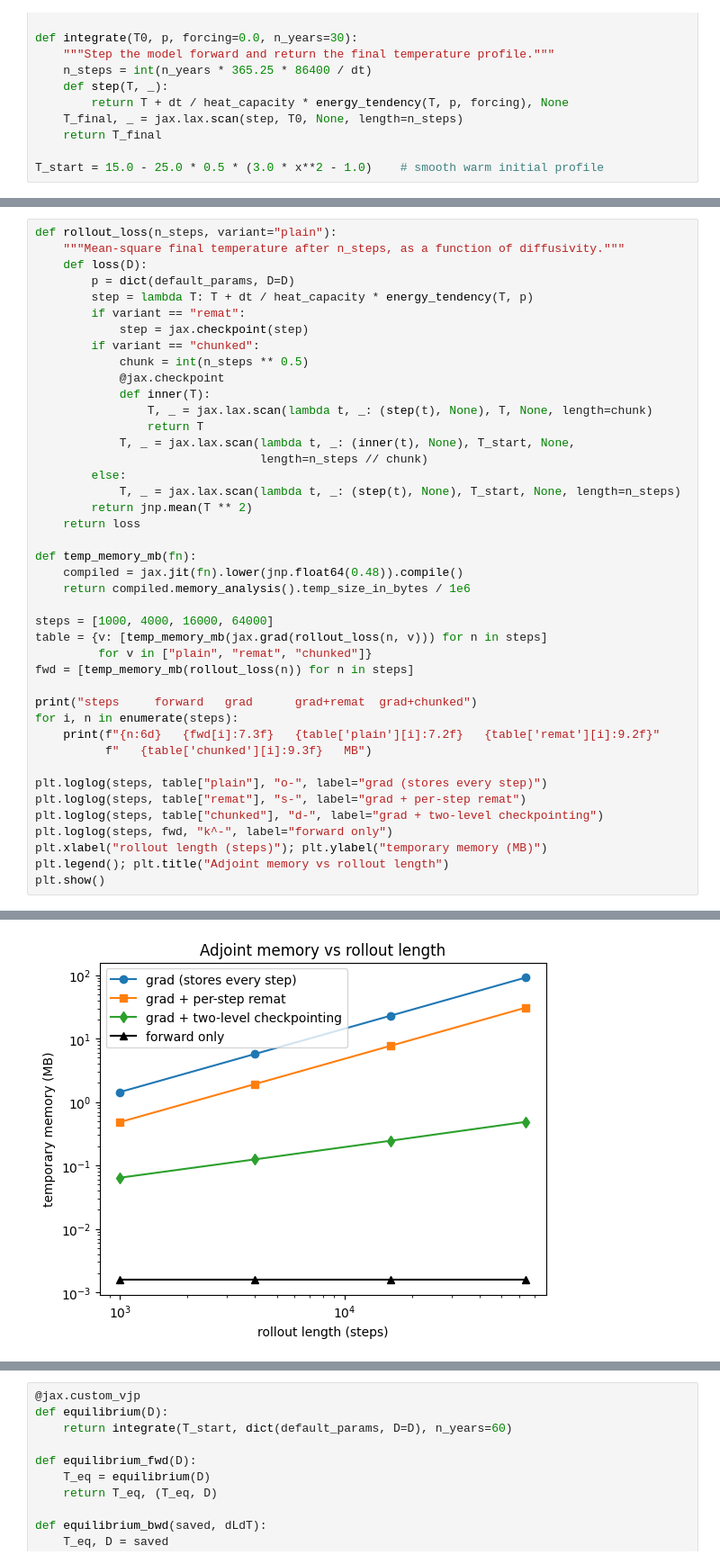
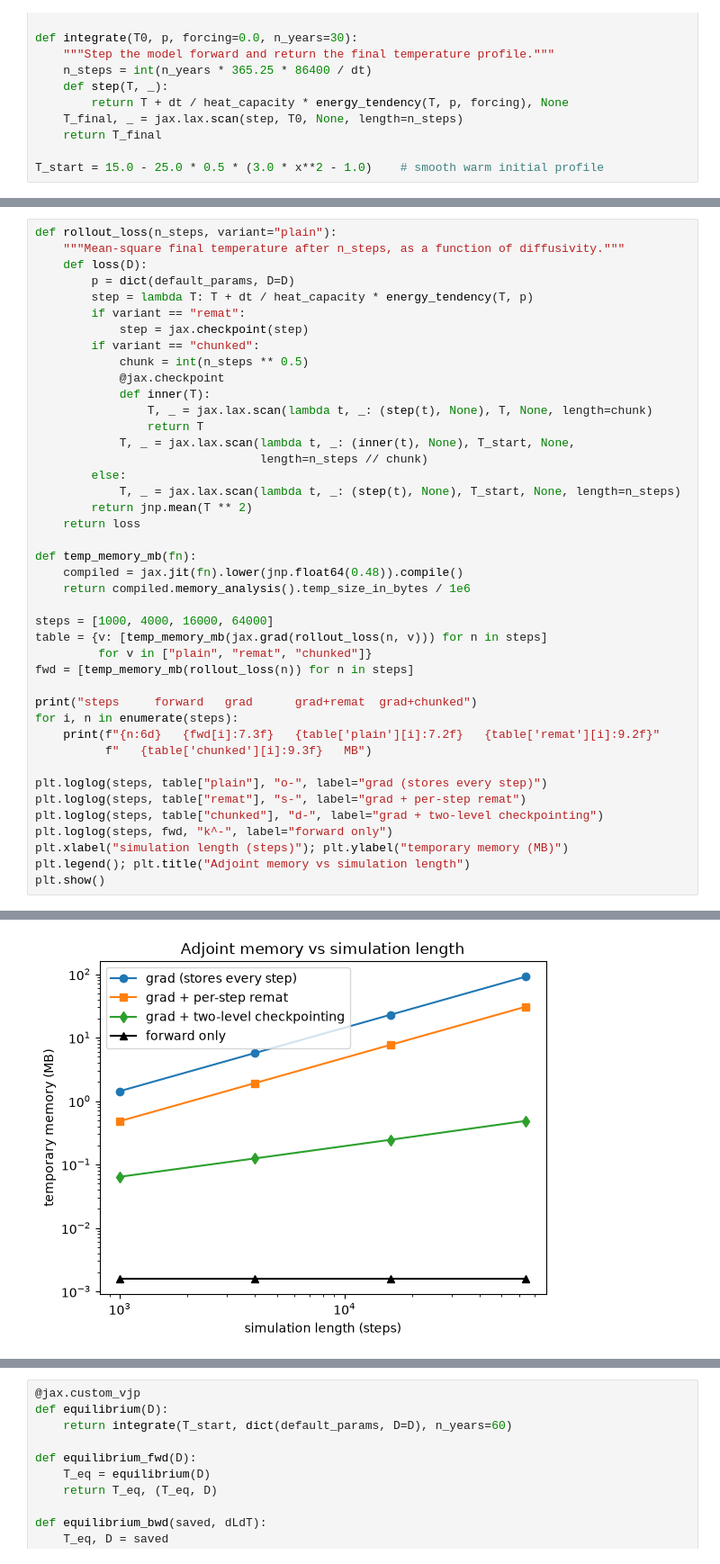
Before and after one commit to leap-stc/diff-earth, a Jupyter notebook: tutorial/part3/memory-and-cost.ipynb, the cells around one changed output, grey strips where cells are left out. Shown at 90% size. Cells and saved outputs as stored; diff of their text form.

```diff
--- a/tutorial/part3/memory-and-cost.ipynb
+++ b/tutorial/part3/memory-and-cost.ipynb
@@ -93,36 +85,36 @@ def rollout_loss(n_steps, variant="plain"):
         else:
             T, _ = jax.lax.scan(lambda t, _: (step(t), None), T_start, None, length=n_steps)
         return jnp.mean(T ** 2)
     return loss
 
 def temp_memory_mb(fn):
     compiled = jax.jit(fn).lower(jnp.float64(0.48)).compile()
     return compiled.memory_analysis().temp_size_in_bytes / 1e6
 
 steps = [1000, 4000, 16000, 64000]
 table = {v: [temp_memory_mb(jax.grad(rollout_loss(n, v))) for n in steps]
          for v in ["plain", "remat", "chunked"]}
 fwd = [temp_memory_mb(rollout_loss(n)) for n in steps]
 
 print("steps     forward   grad      grad+remat  grad+chunked")
 for i, n in enumerate(steps):
     print(f"{n:6d}   {fwd[i]:7.3f}   {table['plain'][i]:7.2f}   {table['remat'][i]:9.2f}"
           f"   {table['chunked'][i]:9.3f}   MB")
 
 plt.loglog(steps, table["plain"], "o-", label="grad (stores every step)")
 plt.loglog(steps, table["remat"], "s-", label="grad + per-step remat")
 plt.loglog(steps, table["chunked"], "d-", label="grad + two-level checkpointing")
 plt.loglog(steps, fwd, "k^-", label="forward only")
-plt.xlabel("rollout length (steps)"); plt.ylabel("temporary memory (MB)")
-plt.legend(); plt.title("Adjoint memory vs rollout length")
+plt.xlabel("simulation length (steps)"); plt.ylabel("temporary memory (MB)")
+plt.legend(); plt.title("Adjoint memory vs simulation length")
 plt.show()
 # %% [output]
 steps     forward   grad      grad+remat  grad+chunked
   1000     0.002      1.43        0.48       0.064   MB
   4000     0.002      5.73        1.92       0.125   MB
  16000     0.002     22.91        7.68       0.245   MB
  64000     0.002     91.65       30.72       0.487   MB
-[figure, old version]
+[figure, new version]
 # %% [markdown]
 Four regimes, one story:
 
```
Also changed, not shown: parts of 4 cells of this notebook, 1 other file.
